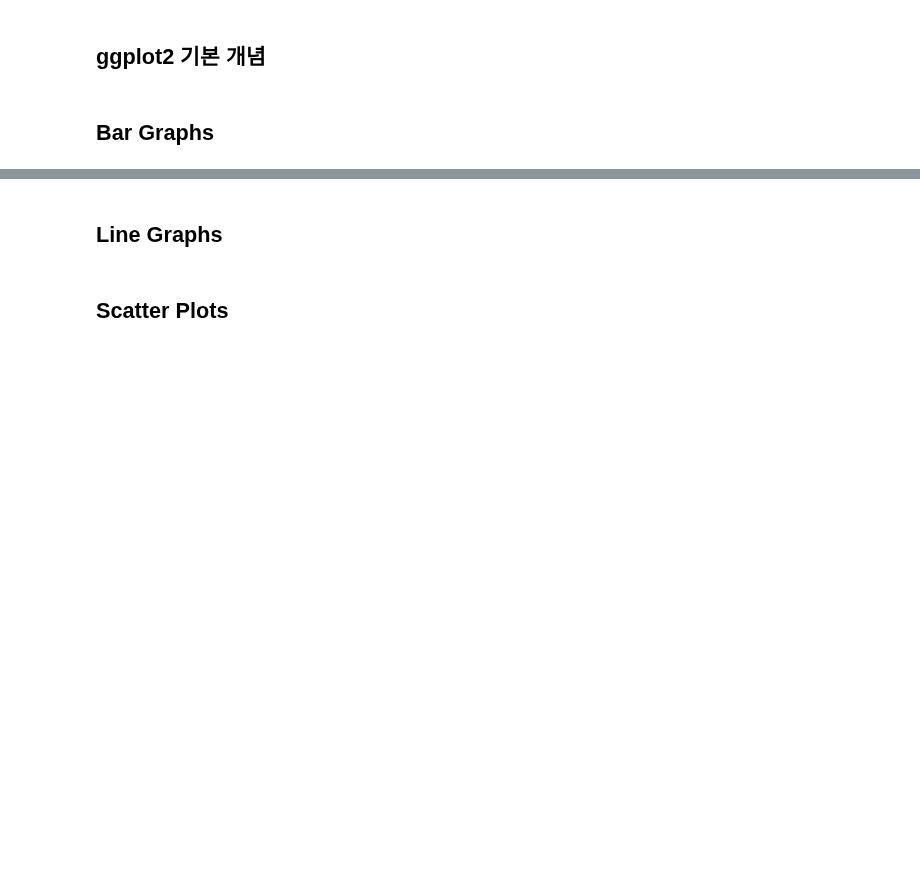
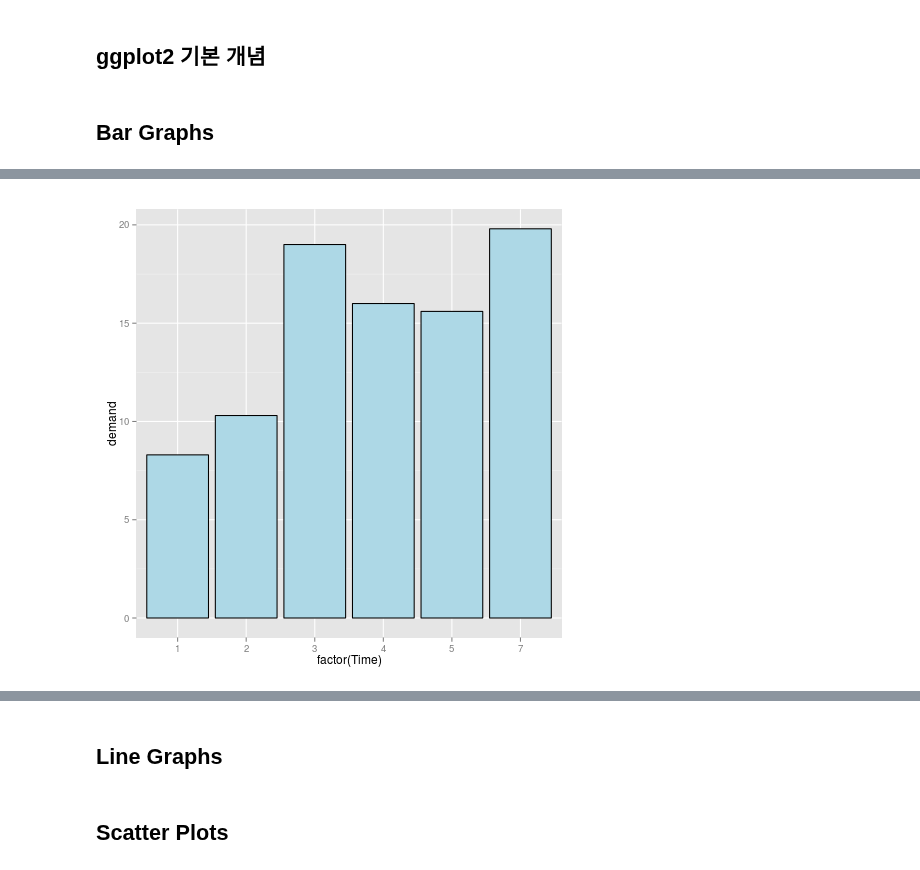
Before and after one commit to KonanAcademy/da, a Jupyter notebook: part1/07_R_visualization.ipynb, the cells around one changed output, grey strips where cells are left out. Cells and saved outputs as stored; diff of their text form; code cells hidden in the pictures; blank space fills up the shorter version.

```diff
--- a/part1/07_R_visualization.ipynb
+++ b/part1/07_R_visualization.ipynb
@@ -57,0 +102,7 @@ str(ToothGrowth)
+# %%
+ggplot(BOD, aes(x=factor(Time), y=demand)) +
+    geom_bar(stat="identity",
+                 fill="lightblue",  # 막대색 설정
+                 colour="black") # 막대 테두리 설정, colour 혹은 color
+# %% [output]
+[figure, added]
```
Also changed, not shown: parts of 11 cells of this notebook.
